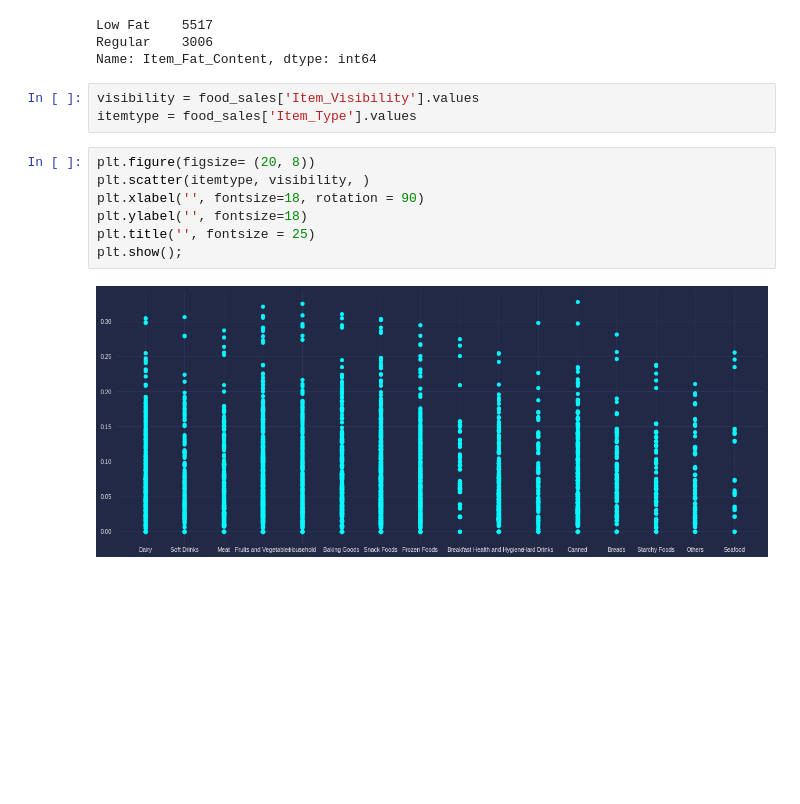
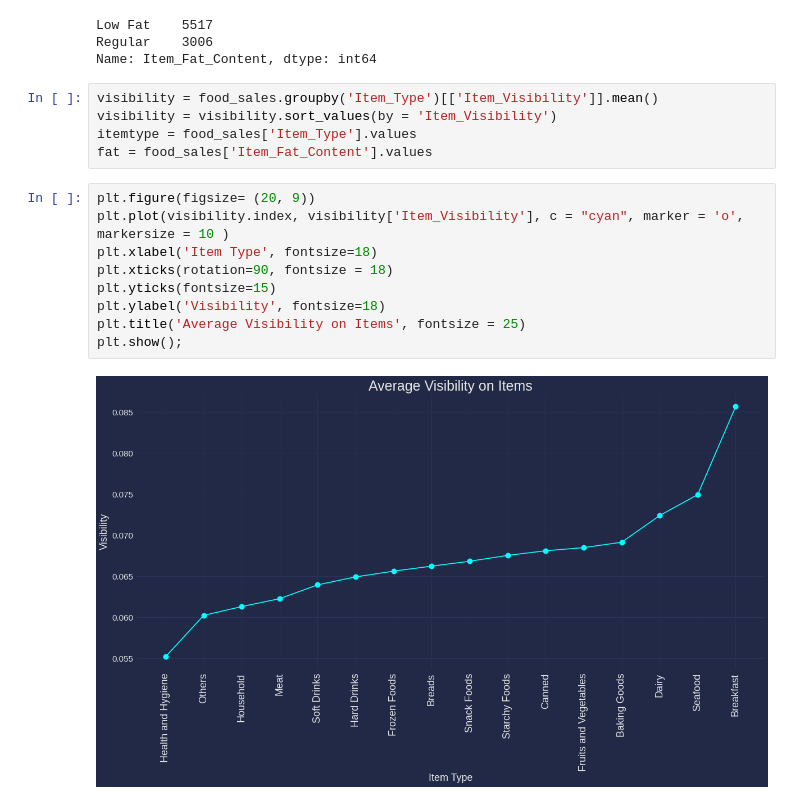
Before and after one commit to jul1andav1d/Food-Items-Sales-Predictions-Prjct1, a Jupyter notebook: Food_Sales_Prediction.ipynb, the cells around one changed output. Drawn from its saved outputs; the diff is of its cells as text; blank space fills up the shorter version.

```diff
--- a/Food_Sales_Prediction.ipynb
+++ b/Food_Sales_Prediction.ipynb
@@ -385,14 +385,18 @@ Low Fat    5517
 Regular    3006
 Name: Item_Fat_Content, dtype: int64
 # %%
-visibility = food_sales['Item_Visibility'].values
+visibility = food_sales.groupby('Item_Type')[['Item_Visibility']].mean()
+visibility = visibility.sort_values(by = 'Item_Visibility')
 itemtype = food_sales['Item_Type'].values
+fat = food_sales['Item_Fat_Content'].values
 # %%
-plt.figure(figsize= (20, 8))
-plt.scatter(itemtype, visibility, )
-plt.xlabel('', fontsize=18, rotation = 90)
-plt.ylabel('', fontsize=18)
-plt.title('', fontsize = 25)
+plt.figure(figsize= (20, 9))
+plt.plot(visibility.index, visibility['Item_Visibility'], c = "cyan", marker = 'o', markersize = 10 )
+plt.xlabel('Item Type', fontsize=18)
+plt.xticks(rotation=90, fontsize = 18)
+plt.yticks(fontsize=15)
+plt.ylabel('Visibility', fontsize=18)
+plt.title('Average Visibility on Items', fontsize = 25)
 plt.show();
 # %% [output]
-[figure, old version]
+[figure, new version]
```
